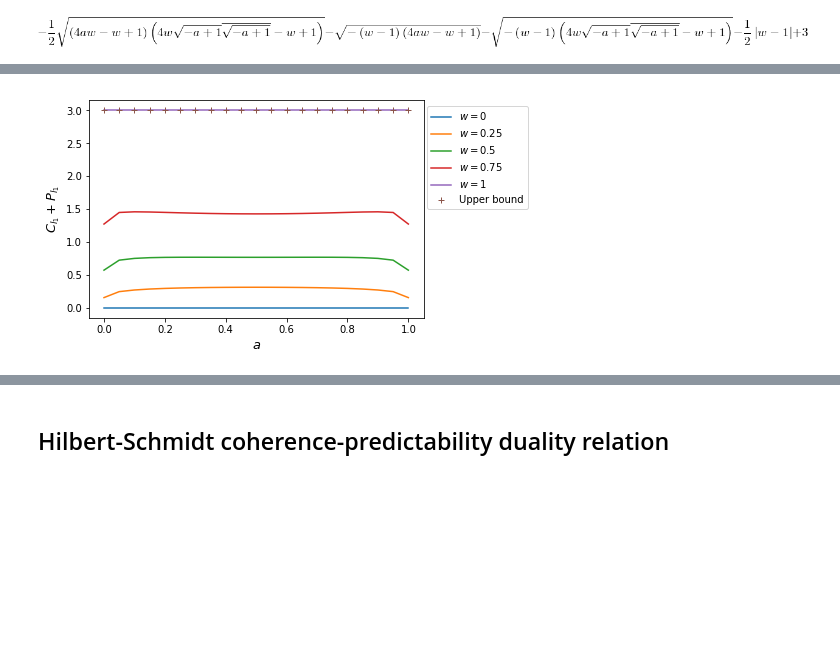
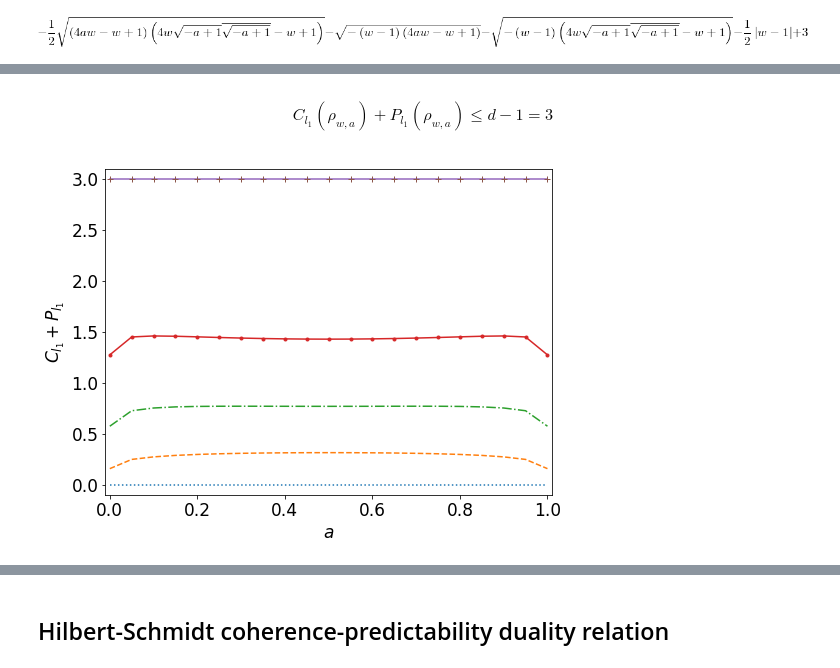
Before and after one commit to jonasmaziero/jupyterQ, a Jupyter notebook: coh_pop.ipynb, the cells around one changed output, grey strips where cells are left out. Saved outputs shown, nothing was run; the diff lists cells and outputs as text; code cells hidden in the pictures; blank space fills up the shorter version.

```diff
--- a/coh_pop.ipynb
+++ b/coh_pop.ipynb
@@ -64,0 +106,19 @@ plt.show()
+# %%
+# werner_ap
+a = np.arange(0,1.05,0.05); da = len(a); ub = np.zeros(da)
+yw0 = np.zeros(da); yw025 = np.zeros(da); yw05 = np.zeros(da); yw075 = np.zeros(da); yw1 = np.zeros(da)
+for j in range(0,da):
+    w = 0; yw0[j] = predict_l1(4,werner_ap(w,a[j]))
+    w = 0.25; yw025[j] = predict_l1(4,werner_ap(w,a[j]))
+    w = 0.5; yw05[j] = predict_l1(4,werner_ap(w,a[j]))
+    w = 0.75; yw075[j] = predict_l1(4,werner_ap(w,a[j]))
+    w = 1; yw1[j] = predict_l1(4,werner_ap(w,a[j]))
+    ub[j] = 3
+fig = plt.figure(figsize=(8,6)); plt.xlim(-0.01,1.01); plt.ylim(0-0.1,ub[0]+0.1)
+plt.plot(a,yw0,':'); plt.plot(a,yw025,'--'); plt.plot(a,yw05,'-.'); plt.plot(a,yw075,'.-'); plt.plot(a,yw1,'-')
+plt.plot(a,ub,'+')
+plt.xlabel(r'$a$'); plt.ylabel(r'$P_{l_{1}}$'); plt.rcParams.update({'font.size': 17})
+#plt.legend((r'$w=0$',r'$w=0.25$',r'$w=0.5$',r'$w=0.75$',r'$w=1$','Upper bound'),loc=(1.01,0.5))
+plt.savefig('/home/jonasmaziero/Dropbox/Research/qnesses/coherence/coeh_pop_tradeoff/calc/werner_pl1.eps',
+            format='eps', dpi=100)
+plt.show()
@@ -65,17 +127,25 @@ plt.show()
+# %% [markdown]
+\begin{equation}
+C_{l_{1}}(\rho_{w,a})+P_{l_{1}}(\rho_{w,a})\le d-1=3
+\end{equation}
 # %%
+# werner_a
 a = np.arange(0,1.05,0.05); da = len(a); ub = np.zeros(da)
-cpl1w0 = np.zeros(da); cpl1w025 = np.zeros(da); cpl1w05 = np.zeros(da); cpl1w075 = np.zeros(da); cpl1w1 = np.zeros(da)
+yw0 = np.zeros(da); yw025 = np.zeros(da); yw05 = np.zeros(da); yw075 = np.zeros(da); yw1 = np.zeros(da)
 for j in range(0,da):
-    w = 0; cpl1w0[j] = coh_l1(4,werner_a(w,a[j])) + predict_l1(4,werner_a(w,a[j]))
-    w = 0.25; cpl1w025[j] = coh_l1(4,werner_a(w,a[j])) + predict_l1(4,werner_a(w,a[j]))
-    w = 0.5; cpl1w05[j] = coh_l1(4,werner_a(w,a[j])) + predict_l1(4,werner_a(w,a[j]))
-    w = 0.75; cpl1w075[j] = coh_l1(4,werner_a(w,a[j])) + predict_l1(4,werner_a(w,a[j]))
-    w = 1; cpl1w1[j] = coh_l1(4,werner_a(w,a[j])) + predict_l1(4,werner_a(w,a[j]))
+    w = 0; yw0[j] = coh_l1(4,werner_a(w,a[j])) + predict_l1(4,werner_a(w,a[j]))
+    w = 0.25; yw025[j] = coh_l1(4,werner_a(w,a[j])) + predict_l1(4,werner_a(w,a[j]))
+    w = 0.5; yw05[j] = coh_l1(4,werner_a(w,a[j])) + predict_l1(4,werner_a(w,a[j]))
+    w = 0.75; yw075[j] = coh_l1(4,werner_a(w,a[j])) + predict_l1(4,werner_a(w,a[j]))
+    w = 1; yw1[j] = coh_l1(4,werner_a(w,a[j])) + predict_l1(4,werner_a(w,a[j]))
     ub[j] = 3
-plt.plot(a,cpl1w0); plt.plot(a,cpl1w025); plt.plot(a,cpl1w05); plt.plot(a,cpl1w075); plt.plot(a,cpl1w1)
-plt.plot(a,ub,'+')
-plt.xlabel(r'$a$',fontsize=13); plt.ylabel(r'$C_{l_{1}}+P_{l_{1}}$',fontsize=13)
-plt.legend((r'$w=0$',r'$w=0.25$',r'$w=0.5$',r'$w=0.75$',r'$w=1$','Upper bound'),loc=(1.01,0.5))
+fig = plt.figure(figsize=(8,6)); plt.xlim(-0.01,1.01); plt.ylim(0-0.1,ub[0]+0.1)
+plt.plot(a,yw0,':'); plt.plot(a,yw025,'--'); plt.plot(a,yw05,'-.'); plt.plot(a,yw075,'.-'); plt.plot(a,yw1,'-')
+plt.plot(a,ub,'+'); plt.rcParams.update({'font.size': 17})
+plt.xlabel(r'$a$',fontsize=17); plt.ylabel(r'$C_{l_{1}}+P_{l_{1}}$',fontsize=17)
+#plt.legend((r'$w=0$',r'$w=0.25$',r'$w=0.5$',r'$w=0.75$',r'$w=1$','Upper bound'),loc=(1.01,0.5))
+plt.savefig('/home/jonasmaziero/Dropbox/Research/qnesses/coherence/coeh_pop_tradeoff/calc/werner_cl1pl1.eps',
+            format='eps', dpi=100)
 plt.show()
 # %% [output]
-[figure, old version]
+[figure, new version]
```
Also changed, not shown: parts of 31 cells of this notebook, 2 other files.
